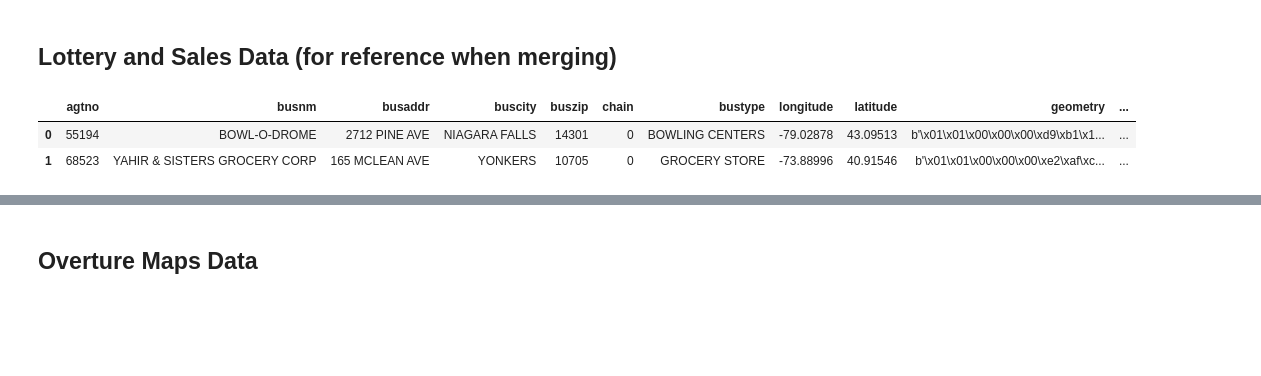
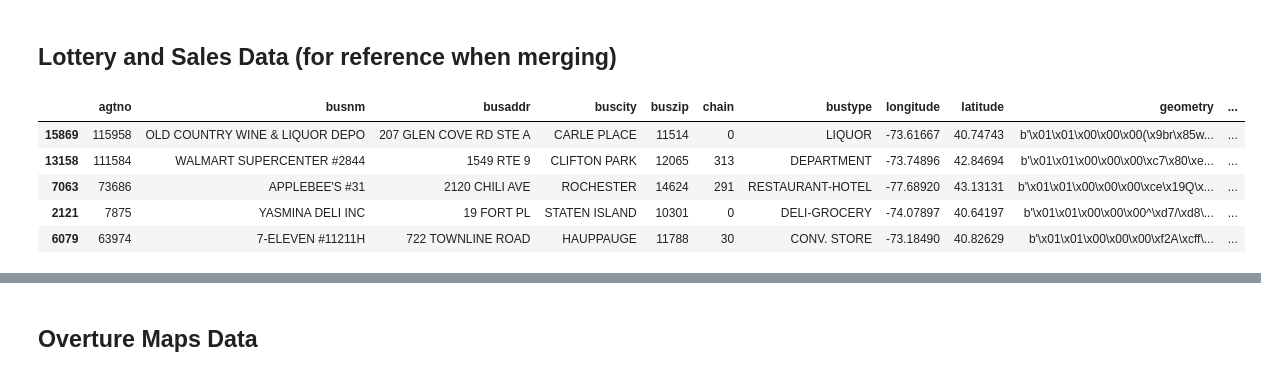
Before and after one commit to Ransommac13/mads_milestone_two, a Jupyter notebook: notebooks/variable_id.ipynb, the cells around one changed output, grey strips where cells are left out. Saved outputs shown, nothing was run; the diff lists cells and outputs as text; code cells hidden in the pictures; blank space fills up the shorter version.

```diff
--- a/notebooks/variable_id.ipynb
+++ b/notebooks/variable_id.ipynb
@@ -35,11 +35,14 @@ lottery_locations_file_path = Path(".").resolve().parent / "data/final/location_
 
 locations_df = pd.read_parquet(str(lottery_locations_file_path))
 # %%
-locations_df.head(2)
+locations_df.sample(5)
 # %% [output]
 |  | agtno | busnm | busaddr | buscity | buszip | chain | bustype | longitude | latitude | geometry | ... |
-| 0 | 55194 | BOWL-O-DROME | 2712 PINE AVE | NIAGARA FALLS | 14301 | 0 | BOWLING CENTERS | -79.02878 | 43.09513 | b'\x01\x01\x00\x00\x00\xd9\xb1\x1... | ... |
-| 1 | 68523 | YAHIR & SISTERS GROCERY CORP | 165 MCLEAN AVE | YONKERS | 10705 | 0 | GROCERY STORE | -73.88996 | 40.91546 | b'\x01\x01\x00\x00\x00\xe2\xaf\xc... | ... |
+| 15869 | 115958 | OLD COUNTRY WINE & LIQUOR DEPO | 207 GLEN COVE RD STE A | CARLE PLACE | 11514 | 0 | LIQUOR | -73.61667 | 40.74743 | b'\x01\x01\x00\x00\x00(\x9br\x85w... | ... |
+| 13158 | 111584 | WALMART SUPERCENTER #2844 | 1549 RTE 9 | CLIFTON PARK | 12065 | 313 | DEPARTMENT | -73.74896 | 42.84694 | b'\x01\x01\x00\x00\x00\xc7\x80\xe... | ... |
+| 7063 | 73686 | APPLEBEE'S #31 | 2120 CHILI AVE | ROCHESTER | 14624 | 291 | RESTAURANT-HOTEL | -77.68920 | 43.13131 | b'\x01\x01\x00\x00\x00\xce\x19Q\x... | ... |
+| 2121 | 7875 | YASMINA DELI INC | 19 FORT PL | STATEN ISLAND | 10301 | 0 | DELI-GROCERY | -74.07897 | 40.64197 | b'\x01\x01\x00\x00\x00^\xd7/\xd8\... | ... |
+| 6079 | 63974 | 7-ELEVEN #11211H | 722 TOWNLINE ROAD | HAUPPAUGE | 11788 | 30 | CONV. STORE | -73.18490 | 40.82629 | b'\x01\x01\x00\x00\x00\xf2A\xcff\... | ... |
 # %%
 lottery_sales_file_path = Path(".").resolve().parent / "data/final/sales_data.parquet"
 
```
Also changed, not shown: parts of 11 cells of this notebook, 11 other files.
